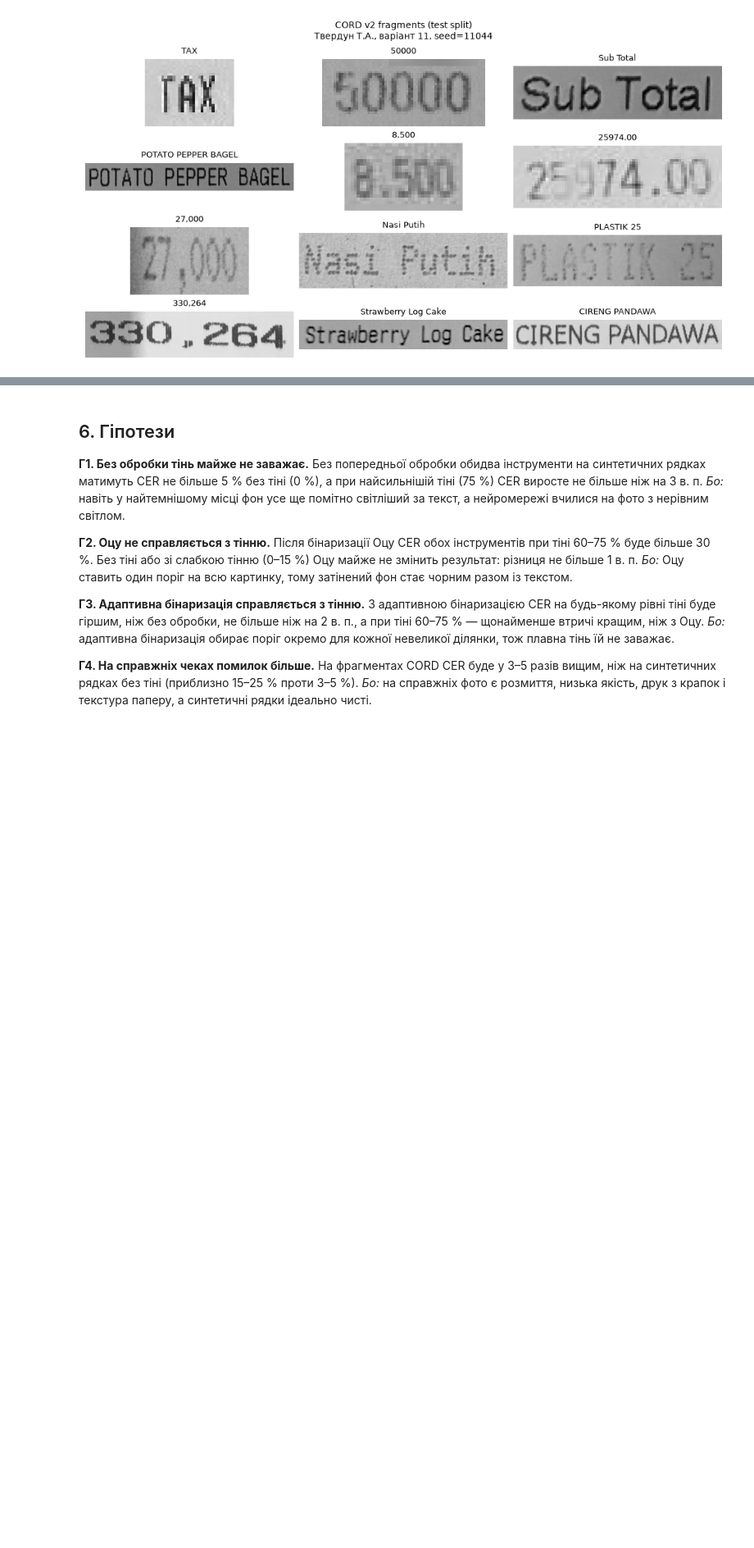
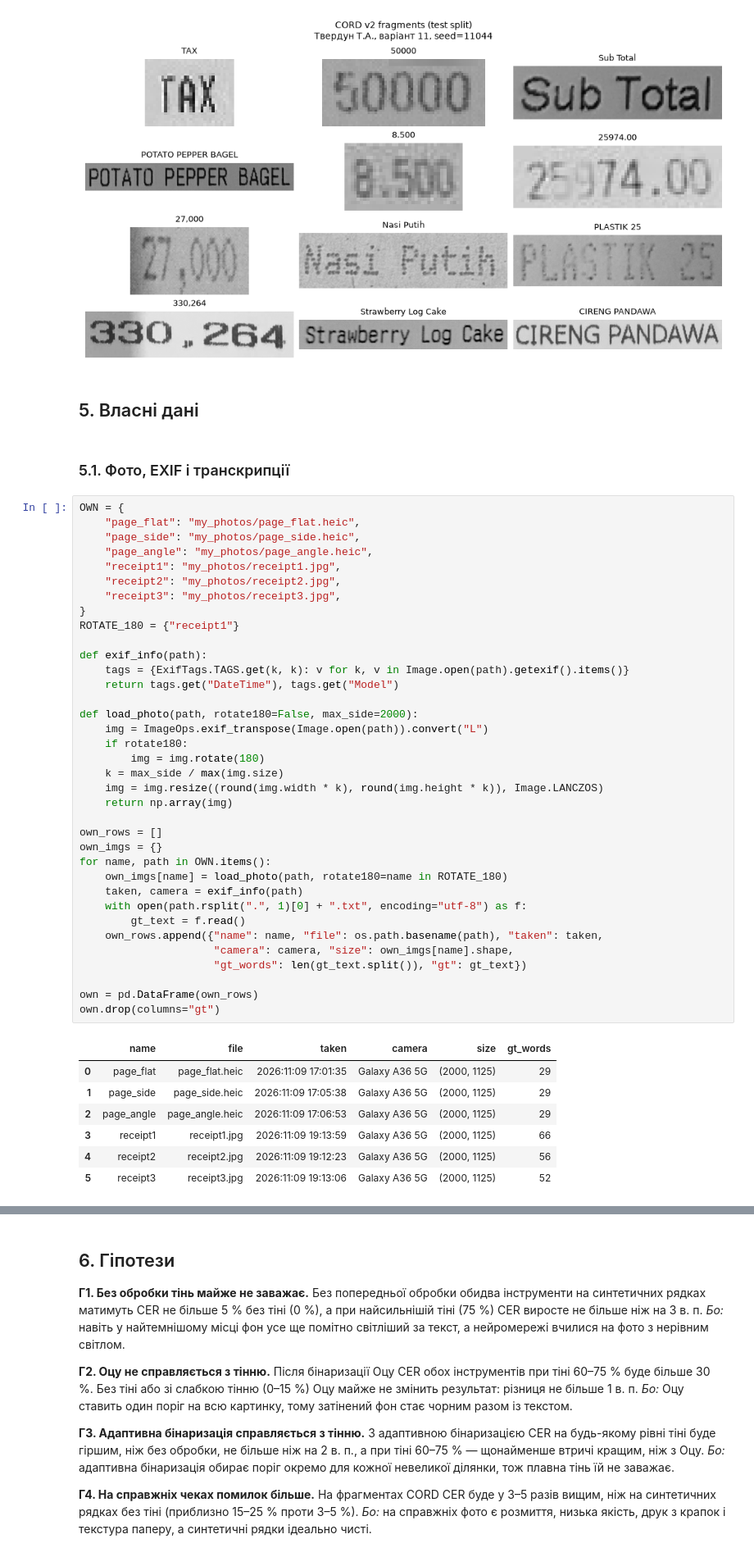
Before and after one commit to TanyaTverdun/AI_lab3_text_recognition, a Jupyter notebook: lab3.ipynb, the cells around one changed output, grey strips where cells are left out. Shown at 82% size. Drawn from its saved outputs; the diff is of its cells as text; blank space fills up the shorter version.

```diff
--- a/lab3.ipynb
+++ b/lab3.ipynb
@@ -446,3 +448,51 @@ fig.savefig("figures/fig_cord_samples.png", dpi=150, bbox_inches="tight")
 plt.show()
 # %% [output]
 [figure]
+# %% [markdown]
+## 5. Власні дані
+# %% [markdown]
+### 5.1. Фото, EXIF і транскрипції
+# %%
+OWN = {
+    "page_flat": "my_photos/page_flat.heic",
+    "page_side": "my_photos/page_side.heic",
+    "page_angle": "my_photos/page_angle.heic",
+    "receipt1": "my_photos/receipt1.jpg",
+    "receipt2": "my_photos/receipt2.jpg",
+    "receipt3": "my_photos/receipt3.jpg",
+}
+ROTATE_180 = {"receipt1"}
+
+def exif_info(path):
+    tags = {ExifTags.TAGS.get(k, k): v for k, v in Image.open(path).getexif().items()}
+    return tags.get("DateTime"), tags.get("Model")
+
+def load_photo(path, rotate180=False, max_side=2000):
+    img = ImageOps.exif_transpose(Image.open(path)).convert("L")
+    if rotate180:
+        img = img.rotate(180)
+    k = max_side / max(img.size)
+    img = img.resize((round(img.width * k), round(img.height * k)), Image.LANCZOS)
+    return np.array(img)
+
+own_rows = []
+own_imgs = {}
+for name, path in OWN.items():
+    own_imgs[name] = load_photo(path, rotate180=name in ROTATE_180)
+    taken, camera = exif_info(path)
+    with open(path.rsplit(".", 1)[0] + ".txt", encoding="utf-8") as f:
+        gt_text = f.read()
+    own_rows.append({"name": name, "file": os.path.basename(path), "taken": taken,
+                     "camera": camera, "size": own_imgs[name].shape,
+                     "gt_words": len(gt_text.split()), "gt": gt_text})
+
+own = pd.DataFrame(own_rows)
+own.drop(columns="gt")
+# %% [output]
+|  | name | file | taken | camera | size | gt_words |
+| 0 | page_flat | page_flat.heic | 2026:11:09 17:01:35 | Galaxy A36 5G | (2000, 1125) | 29 |
+| 1 | page_side | page_side.heic | 2026:11:09 17:05:38 | Galaxy A36 5G | (2000, 1125) | 29 |
+| 2 | page_angle | page_angle.heic | 2026:11:09 17:06:53 | Galaxy A36 5G | (2000, 1125) | 29 |
+| 3 | receipt1 | receipt1.jpg | 2026:11:09 19:13:59 | Galaxy A36 5G | (2000, 1125) | 66 |
+| 4 | receipt2 | receipt2.jpg | 2026:11:09 19:12:23 | Galaxy A36 5G | (2000, 1125) | 56 |
+| 5 | receipt3 | receipt3.jpg | 2026:11:09 19:13:06 | Galaxy A36 5G | (2000, 1125) | 52 |
```
Also changed, not shown: parts of 8 cells of this notebook, 1 other file.
